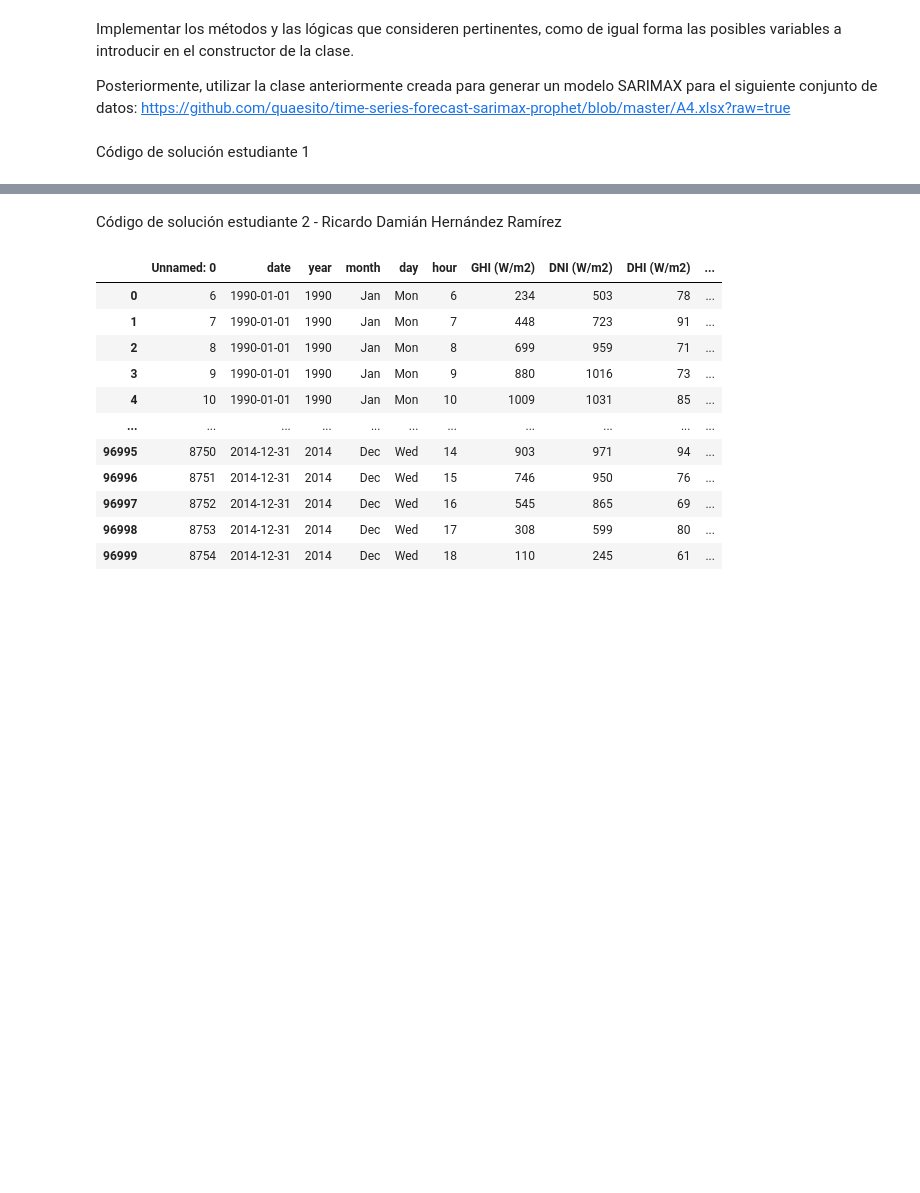
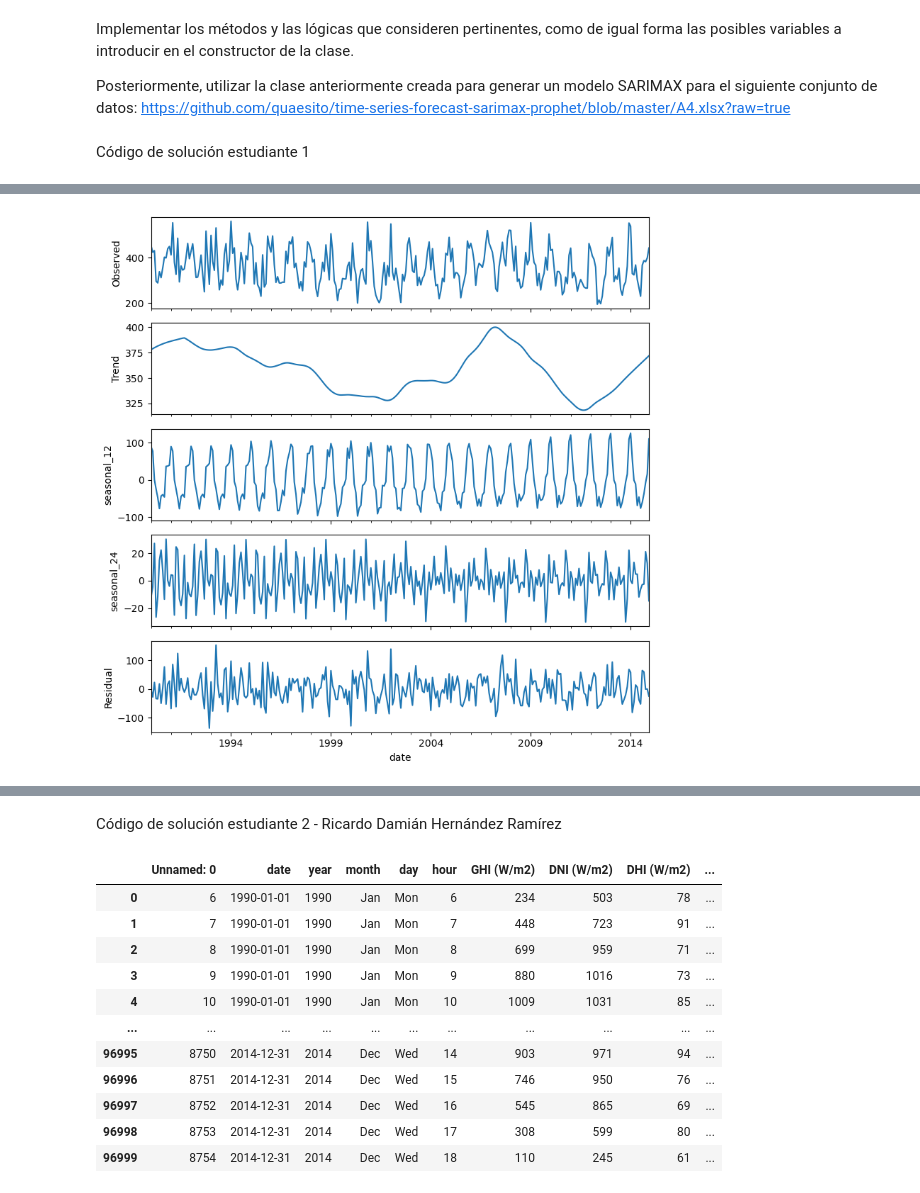
Before and after one commit to jaramillooo/T3_AECabrera, a Jupyter notebook: T3_AECabrera.ipynb, the cells around one changed output, grey strips where cells are left out. Drawn from its saved outputs; the diff is of its cells as text; code cells hidden in the pictures; blank space fills up the shorter version.

```diff
--- a/T3_AECabrera.ipynb
+++ b/T3_AECabrera.ipynb
@@ -47,0 +55,9 @@ Código de solución estudiante 1
+# %%
+
+
+data = pd.read_excel(
+                     "/Users/axeljaramillo/Documents/series_no_lineales/A4.xlsx")
+                     #,index_col="Unnamed: 0")
+
+#data["datetime"] = data[["year", "month", "day", "hour"]].apply(
+#    lambda row: f"{row.year}-{row.month}-{row.day} {row.hour}:00:00", axis=1)
@@ -47,0 +80,4 @@ Código de solución estudiante 1
+# %%
+data = data[['date', 'Energy (kWh)']]
+data.columns = ['date', 'y']
+data = data.set_index('date').resample('M').mean()
@@ -47,0 +186,3 @@ Código de solución estudiante 1
+# %%
+lf = LinearForecast(data)
+lf.adf_test(data)
@@ -47,0 +213,4 @@ Código de solución estudiante 1
+# %%
+desco = lf.plot_seasonal_decomposition()
+# %% [output]
+[figure, added]
```
Also changed, not shown: parts of 28 cells of this notebook.
